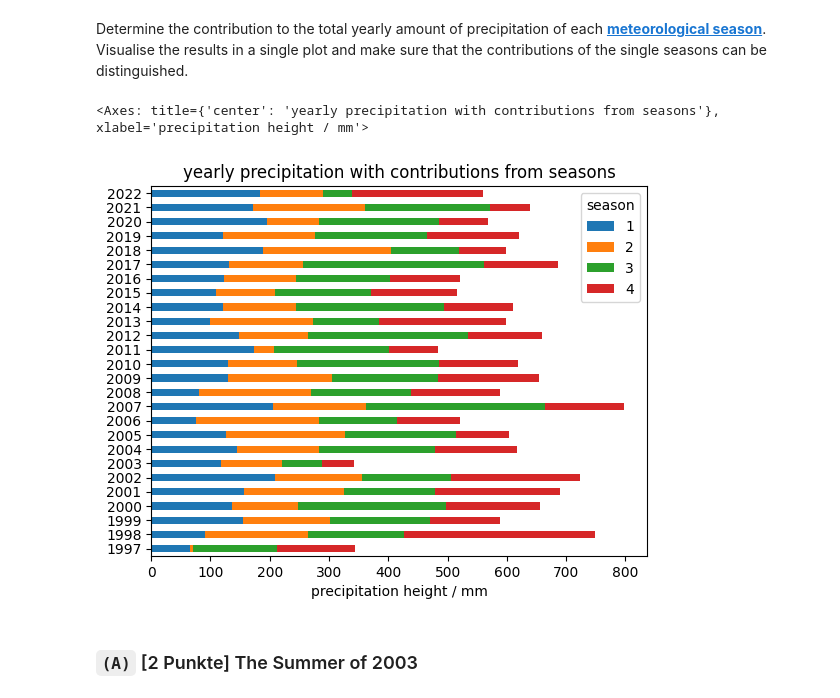
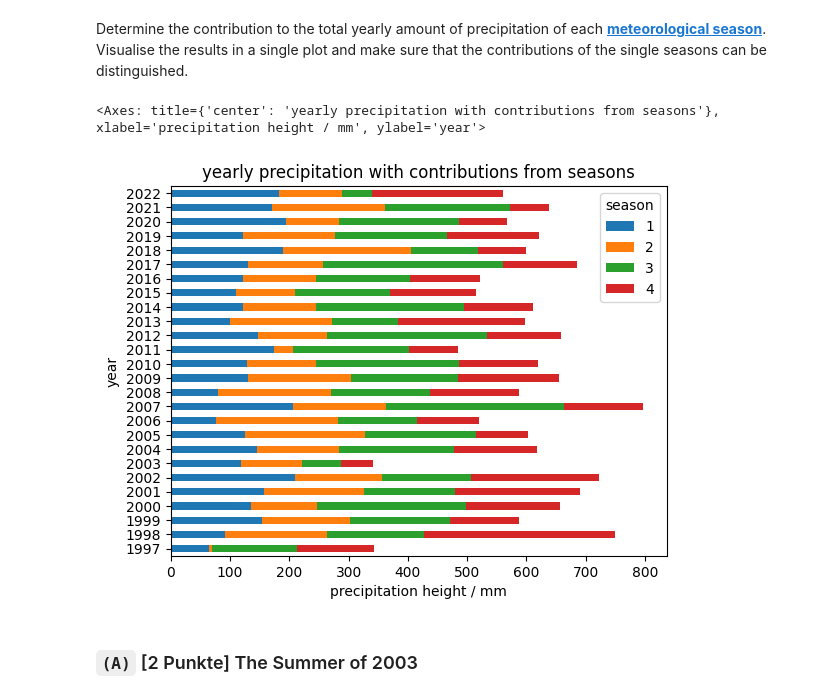
Before and after one commit to TimJoest/Datascience_2, a Jupyter notebook: MNM/Hausaufgaben/6_data_analysis/Climate_Change.ipynb, the cells around one changed output. Saved outputs shown, nothing was run; the diff lists cells and outputs as text; code cells hidden in the pictures.

```diff
--- a/MNM/Hausaufgaben/6_data_analysis/Climate_Change.ipynb
+++ b/MNM/Hausaufgaben/6_data_analysis/Climate_Change.ipynb
@@ -217,26 +217,27 @@ Determine the contribution to the total yearly amount of precipitation of each [
 # %%
 (
     df_p
     .assign(
         year=df_p.index.year,
         season=df_p.index.month % 12 // 3 + 1
     )
     .pivot_table(
         index="year",
         columns="season",
         values="precipitation",
         aggfunc=np.sum
     )
     .plot
     .barh(
         stacked=True,
-        xlabel="precipitation height / mm", ylabel="",
+        xlabel="precipitation height / mm",
+        ylabel="year",
         title="yearly precipitation with contributions from seasons"
     )
 )
 # %% [output]
-<Axes: title={'center': 'yearly precipitation with contributions from seasons'}, xlabel='precipitation height / mm'>
+<Axes: title={'center': 'yearly precipitation with contributions from seasons'}, xlabel='precipitation height / mm', ylabel='year'>
-[figure, old version]
+[figure, new version]
 # %% [markdown]
 ### `(A)` [2 Punkte] The Summer of 2003
 # %% [markdown]
```
